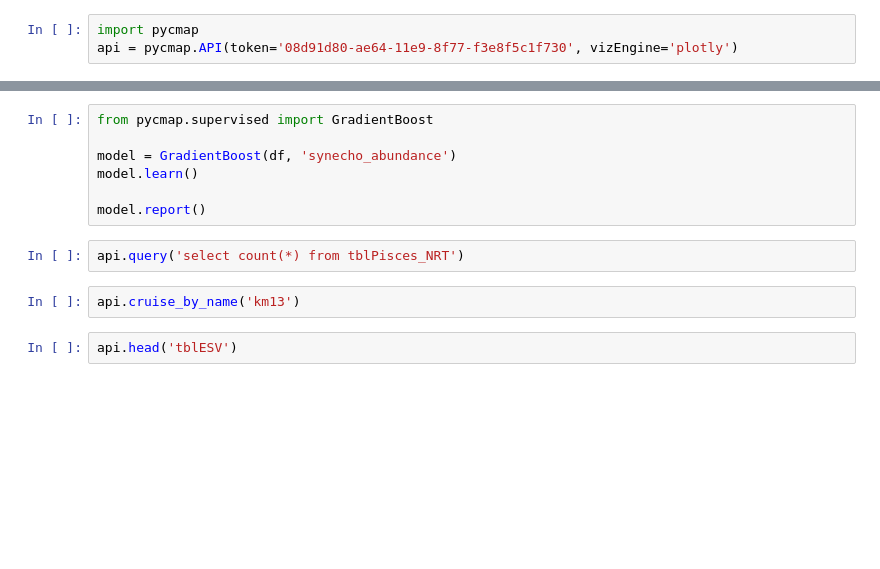
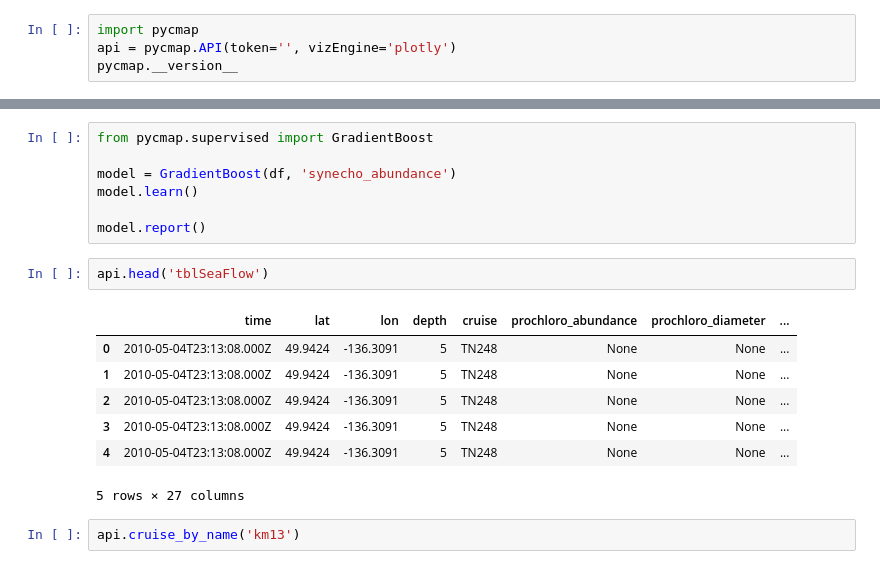
Before and after one commit to simonscmap/pycmap, a Jupyter notebook: test_jup.ipynb, the cells around one changed output, grey strips where cells are left out. Saved outputs shown, nothing was run; the diff lists cells and outputs as text; blank space fills up the shorter version.

```diff
--- a/test_jup.ipynb
+++ b/test_jup.ipynb
@@ -18,4 +18,5 @@
 #     """
 # %%
 import pycmap
-api = pycmap.API(token='08d91d80-ae64-11e9-8f77-f3e8f5c1f730', vizEngine='plotly')
+api = pycmap.API(token='', vizEngine='plotly')
+pycmap.__version__
@@ -785,9 +725,15 @@ model = GradientBoost(df, 'synecho_abundance')
 model.learn()
 
 model.report()
-# %%
-api.query('select count(*) from tblPisces_NRT')
+# %%
+api.head('tblSeaFlow')
+# %% [output]
+|  | time | lat | lon | depth | cruise | prochloro_abundance | prochloro_diameter | ... |
+| 0 | 2010-05-04T23:13:08.000Z | 49.9424 | -136.3091 | 5 | TN248 | None | None | ... |
+| 1 | 2010-05-04T23:13:08.000Z | 49.9424 | -136.3091 | 5 | TN248 | None | None | ... |
+| 2 | 2010-05-04T23:13:08.000Z | 49.9424 | -136.3091 | 5 | TN248 | None | None | ... |
+| 3 | 2010-05-04T23:13:08.000Z | 49.9424 | -136.3091 | 5 | TN248 | None | None | ... |
+| 4 | 2010-05-04T23:13:08.000Z | 49.9424 | -136.3091 | 5 | TN248 | None | None | ... |
+5 rows × 27 columns
 # %%
 api.cruise_by_name('km13')
-# %%
-api.head('tblESV')
```
Also changed, not shown: parts of 6 cells of this notebook, 10 other files.
